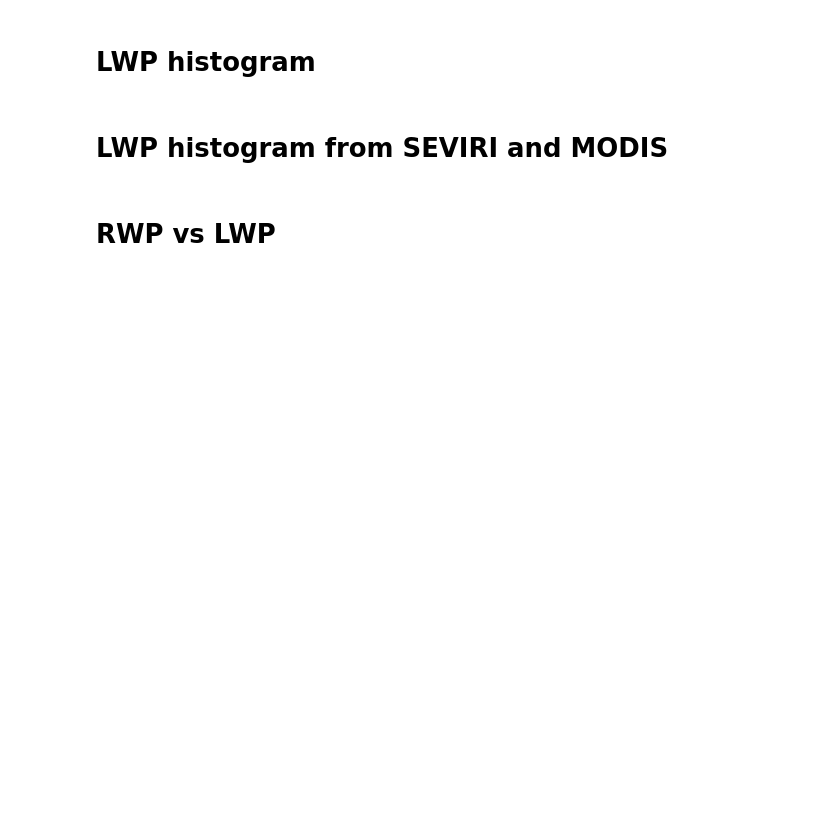
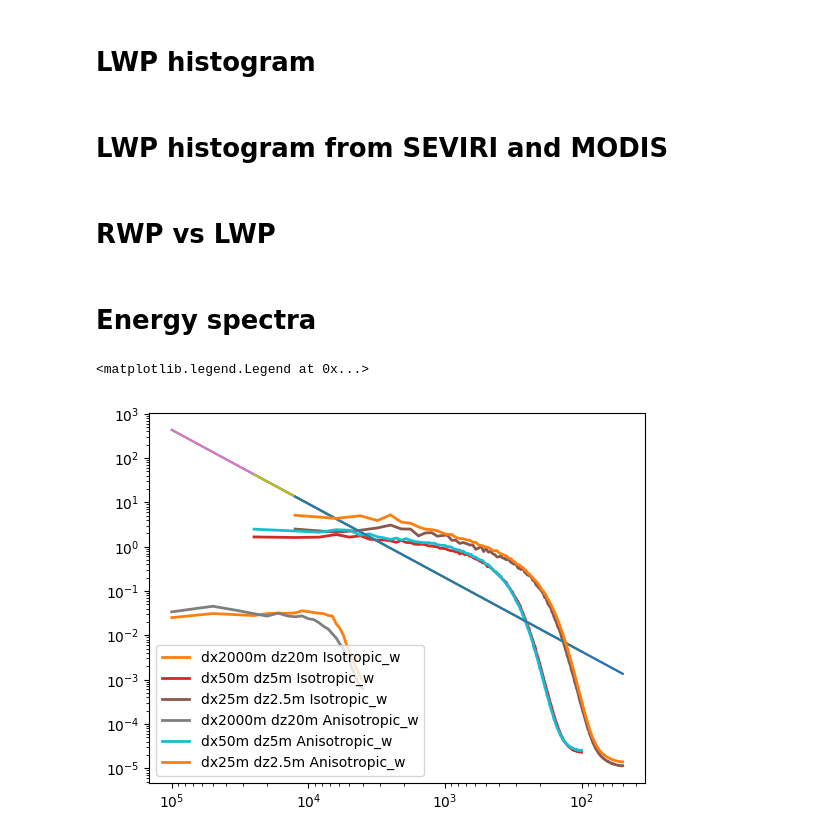
Before and after one commit to igfuw/xrUWLCM, a Jupyter notebook: examples/Sc_lowres_SGS.ipynb, the cells around one changed output. Cells and saved outputs as stored; diff of their text form; code cells hidden in the pictures; blank space fills up the shorter version.

```diff
--- a/examples/Sc_lowres_SGS.ipynb
+++ b/examples/Sc_lowres_SGS.ipynb
@@ -461,3 +524,59 @@ plt.xlabel('LWP [g/m$^2$]')
 plt.ylabel('RWP [g/m$^2$]')
 plt.legend()
 plt.savefig(figoutdir+"/rwp_vs_lwp/UWLCM_rwp_vs_lwp.png", dpi=300)
+# %% [markdown]
+# Energy spectra
+# %%
+# based on UWLCM_plotting/Energy_spectrum/spectrum_refined.py
+# but without grid refinement
+
+height_range = (200, 300)
+
+plot_parameters = {
+ #   'u': dict(),
+    'w': dict(),
+}
+
+for varname, params in plot_parameters.items():
+    for (dx, dz, sgs), ((ts, te), p, c, d) in data_to_plot.items():
+        simname = dx + ' ' + dz + ' ' + sgs
+        _data = data[simname][varname]
+        #print(_data.mean().values)
+        #_data = _data.where(_data.z > height_range[0]).where(_data.z<height_range[1]).where(_data.t>ts).where(_data.t<=te)
+        #print(_data.shape)
+        _data = _data.sel(z = slice(height_range[0], height_range[1]))
+        #_data = _data.sel(z = slice(height_range[0] / data[simname].dz, height_range[1] / data[simname].dz)).sel(t = slice(ts,te))
+        _data = _data.sel(t = slice(ts,te))
+        #_data = _data.sel(z = slice([int(h / data[simname].dz) for h in height_range]))
+        #print(_data.mean().values)
+
+
+        #wkx = np.fft.rfft(_data, axis = 0)
+        wkx = 1.0 / np.sqrt(len(_data.x) - 1) * np.fft.rfft(_data, axis = 1)
+        wky = 1.0 / np.sqrt(len(_data.y) - 1) * np.fft.rfft(_data, axis = 2)
+        #wky = 1.0 / np.sqrt(ny[var] - 1) * np.fft.rfft(w2d, axis = 1)
+        #print(len(_data.x))
+        Ex = (np.abs(wkx) ** 2)
+        Ex = np.mean(Ex, axis = 2)
+#        Ey = 0.5 * (np.abs(wky) ** 2)
+        Ey = (np.abs(wky) ** 2)
+        Ey = np.mean(Ey, axis = 1)
+
+        Exy = 0.5 * (Ex + Ey)
+        #print(Ex.shape)
+        #print(Exy.shape)
+#        Exy = Ex
+        Exy_avg = Exy.mean(axis=0).mean(axis=1)
+
+        K = np.fft.rfftfreq(len(_data.x) - 1) / data[simname].di # assume dy==dx
+  #    plt.loglog(K, Exy)
+      #lmbd = dx[var] / K
+        lmbd = 1 / K
+        plt.loglog(lmbd, 2e-6* K**(-5./3.) )
+        plt.loglog(lmbd, Exy_avg , linewidth=2, label=simname+"_"+varname)
+
+plt.gca().invert_xaxis()
+plt.legend()
+# %% [output]
+<matplotlib.legend.Legend at 0x...>
+[figure, added]
```
Also changed, not shown: parts of 15 cells of this notebook.
